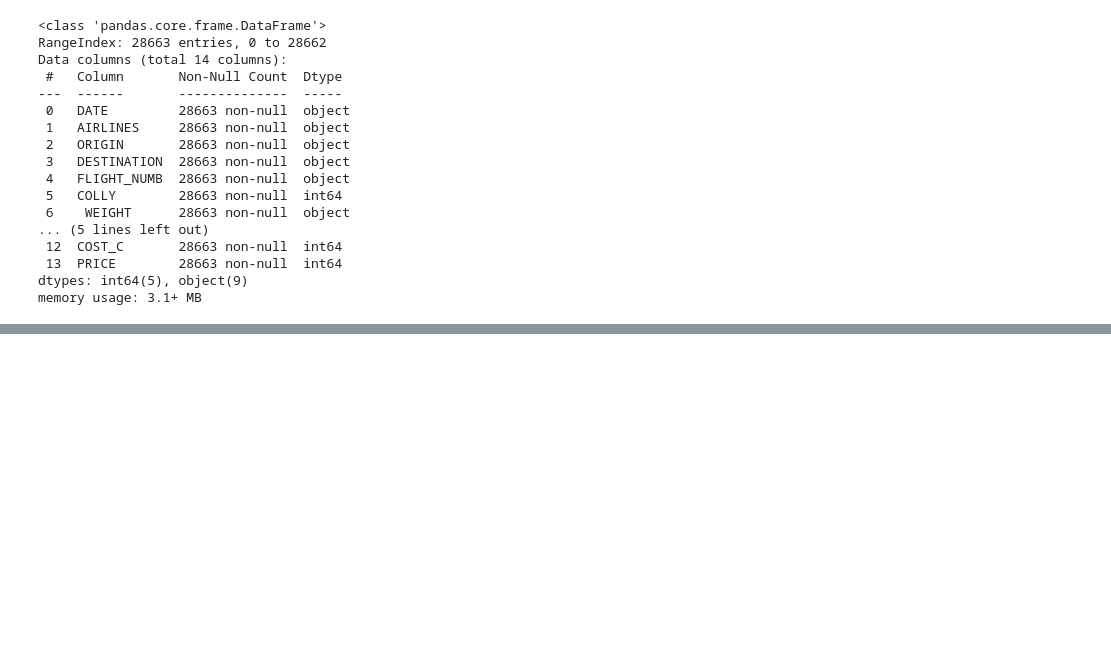
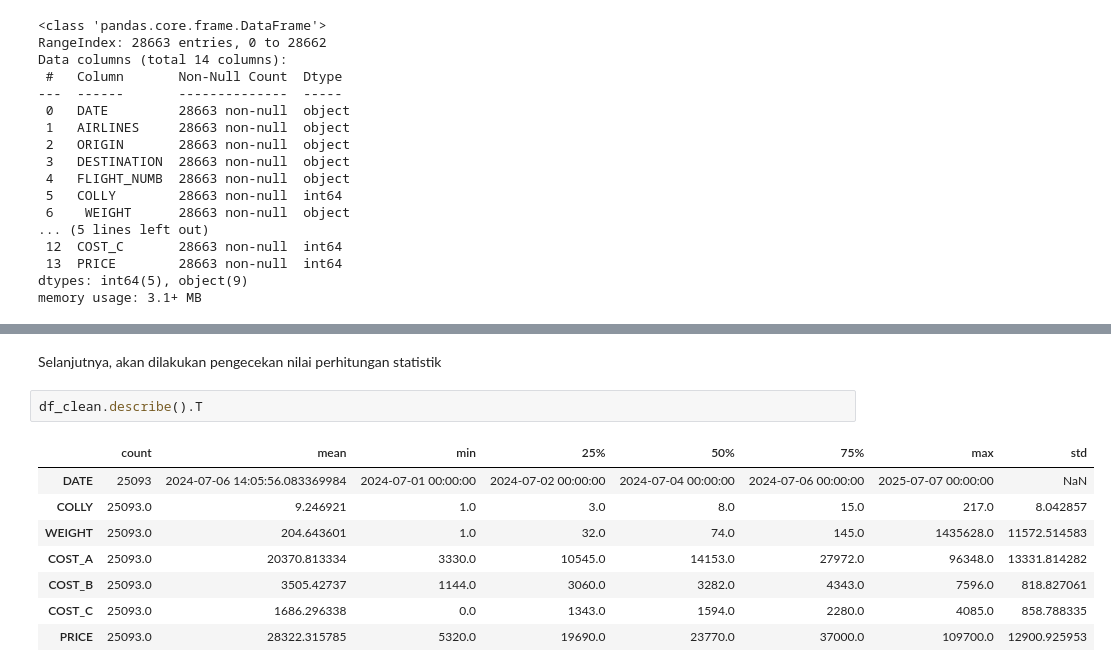
Before and after one commit to Dini15/MarketMetrics, a Jupyter notebook: dini_anggriyani_test.ipynb, the cells around one changed output, grey strips where cells are left out. Saved outputs shown, nothing was run; the diff lists cells and outputs as text; blank space fills up the shorter version.

```diff
--- a/dini_anggriyani_test.ipynb
+++ b/dini_anggriyani_test.ipynb
@@ -48,0 +263,13 @@ memory usage: 3.1+ MB
+# %% [markdown]
+Selanjutnya, akan dilakukan pengecekan nilai perhitungan statistik
+# %%
+df_clean.describe().T
+# %% [output]
+|  | count | mean | min | 25% | 50% | 75% | max | std |
+| DATE | 25093 | 2024-07-06 14:05:56.083369984 | 2024-07-01 00:00:00 | 2024-07-02 00:00:00 | 2024-07-04 00:00:00 | 2024-07-06 00:00:00 | 2025-07-07 00:00:00 | NaN |
+| COLLY | 25093.0 | 9.246921 | 1.0 | 3.0 | 8.0 | 15.0 | 217.0 | 8.042857 |
+| WEIGHT | 25093.0 | 204.643601 | 1.0 | 32.0 | 74.0 | 145.0 | 1435628.0 | 11572.514583 |
+| COST_A | 25093.0 | 20370.813334 | 3330.0 | 10545.0 | 14153.0 | 27972.0 | 96348.0 | 13331.814282 |
+| COST_B | 25093.0 | 3505.42737 | 1144.0 | 3060.0 | 3282.0 | 4343.0 | 7596.0 | 818.827061 |
+| COST_C | 25093.0 | 1686.296338 | 0.0 | 1343.0 | 1594.0 | 2280.0 | 4085.0 | 858.788335 |
+| PRICE | 25093.0 | 28322.315785 | 5320.0 | 19690.0 | 23770.0 | 37000.0 | 109700.0 | 12900.925953 |
```
Also changed, not shown: parts of 25 cells of this notebook.
